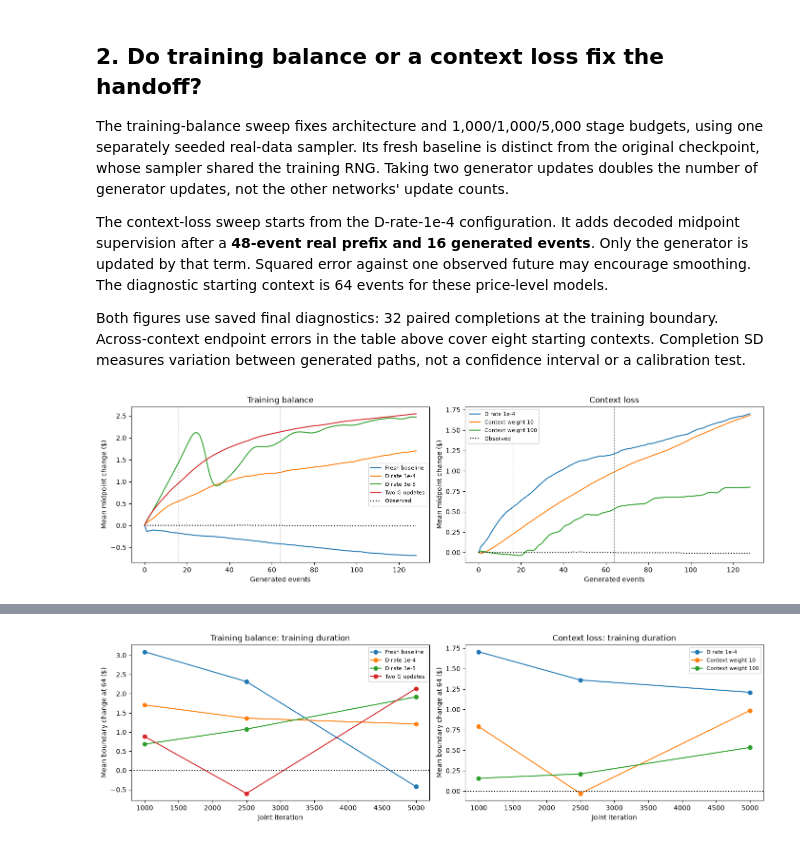
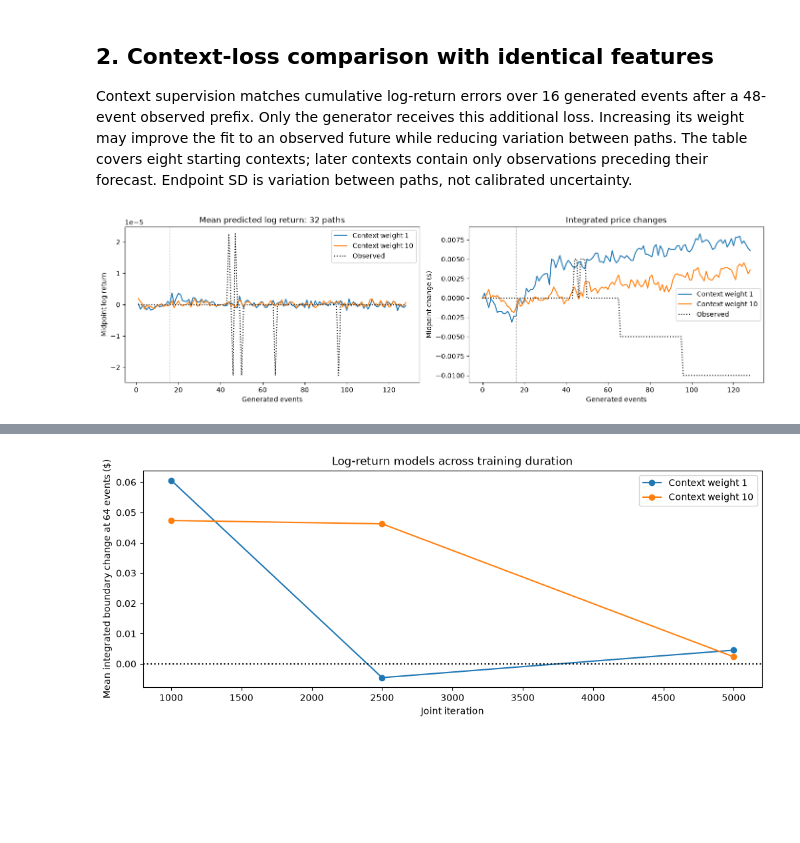
Before and after one commit to carsonalh/PatternAnalysis-2026, a Jupyter notebook: recognition/notebooks/lobster_timegan_return_dynamics.ipynb, the cells around one changed output, grey strips where cells are left out. Drawn from its saved outputs; the diff is of its cells as text; code cells hidden in the pictures; blank space fills up the shorter version.

```diff
--- a/recognition/notebooks/lobster_timegan_return_dynamics.ipynb
+++ b/recognition/notebooks/lobster_timegan_return_dynamics.ipynb
@@ -160,54 +116,42 @@ display(noise_summary.round(4))
 # %% [markdown]
-## 2. Do training balance or a context loss fix the handoff?
+## 2. Context-loss comparison with identical features
 
-The training-balance sweep fixes architecture and 1,000/1,000/5,000 stage budgets, using
-one separately seeded real-data sampler. Its fresh baseline is distinct from the original
-checkpoint, whose sampler shared the training RNG. Taking two generator updates doubles
-the number of generator updates, not the other networks' update counts.
-
-The context-loss sweep starts from the D-rate-1e-4 configuration. It adds decoded midpoint
-supervision after a **48-event real prefix and 16 generated events**. Only the generator is
-updated by that term. Squared error against one observed future may encourage smoothing.
-The diagnostic starting context is 64 events for these price-level models.
-
-Both figures use saved final diagnostics: 32 paired completions at the training boundary.
-Across-context endpoint errors in the table above cover eight starting contexts. Completion
-SD measures variation between generated paths, not a confidence interval or a calibration test.
+Context supervision matches cumulative log-return errors over 16 generated events after
+a 48-event observed prefix. Only the generator receives this additional loss. Increasing
+its weight may improve the fit to an observed future while reducing variation between
+paths. The table covers eight starting contexts; later contexts contain only observations
+preceding their forecast. Endpoint SD is variation between paths, not calibrated uncertainty.
 # %%
-groups = [(['Fresh baseline', 'D rate 1e-4', 'D rate 3e-5', 'Two G updates'], 'Training balance'),
-          (['D rate 1e-4', 'Context weight 10', 'Context weight 100'], 'Context loss')]
 fig, axes = plt.subplots(1, 2, figsize=(14, 4), layout='constrained')
-for ax, (labels, title) in zip(axes, groups):
-    for label in labels:
-        curves = results[label]['diagnostic']['curves']
-        start = curves['starting_price_dollars']
-        ax.plot(np.arange(len(curves['generated_mean']) + 1),
-                np.r_[0, np.asarray(curves['generated_mean']) - start], label=label)
-    ax.plot(np.arange(len(curves['observed']) + 1),
-            np.r_[0, np.asarray(curves['observed']) - start], color='black', linestyle=':', label='Observed')
+for label, _ in CASES:
+    curves = results[label]['diagnostic']['curves']
+    axes[0].plot(np.arange(1, len(curves['generated_log_return_mean']) + 1),
+                 curves['generated_log_return_mean'], label=label)
+    axes[1].plot(np.arange(len(curves['generated_mean']) + 1),
+                 np.r_[0, np.asarray(curves['generated_mean']) - curves['starting_price_dollars']], label=label)
+axes[0].plot(np.arange(1, len(curves['observed_log_returns']) + 1), curves['observed_log_returns'],
+             color='black', linestyle=':', label='Observed')
+axes[1].plot(np.arange(len(curves['observed']) + 1),
+             np.r_[0, np.asarray(curves['observed']) - curves['starting_price_dollars']],
+             color='black', linestyle=':', label='Observed')
+for ax in axes:
     ax.axvline(16, color='gray', linestyle=':', linewidth=0.8)
-    ax.axvline(64, color='gray', linestyle='--', linewidth=0.8)
-    ax.set(title=title, xlabel='Generated events', ylabel='Mean midpoint change ($)')
-    ax.legend(fontsize=8)
+    ax.set(xlabel='Generated events')
+    ax.legend()
+axes[0].set(title='Mean predicted log return: 32 paths', ylabel='Midpoint log return')
+axes[1].set(title='Integrated price changes', ylabel='Midpoint change ($)')
 plt.show()
+display(summary[['context_mean_abs_16_event_error_dollars', 'context_mean_abs_64_event_error_dollars',
+                 'boundary_64_event_std_dollars']].round(6))
 
-display(summary.loc[['D rate 1e-4', 'Context weight 10', 'Context weight 100'],
-                    ['context_mean_abs_16_event_error_dollars', 'context_mean_abs_64_event_error_dollars',
-                     'boundary_64_event_std_dollars']].rename(columns={
-                         'context_mean_abs_16_event_error_dollars': 'Mean endpoint error at 16 ($)',
-                         'context_mean_abs_64_event_error_dollars': 'Mean endpoint error at 64 ($)',
-                         'boundary_64_event_std_dollars': 'Boundary endpoint SD at 64 ($)'}).round(4))
-
-# Intermediate snapshots reveal improvements that disappear with more training.
-fig, axes = plt.subplots(1, 2, figsize=(14, 4), layout='constrained')
-for ax, (labels, title) in zip(axes, groups):
-    for label in labels:
-        snapshots = pd.read_csv(results[label]['directory'] / 'snapshots.csv')
-        ax.plot(snapshots['joint_step'], snapshots['boundary_64_event_change_dollars'],
-                marker='o', label=label)
-    ax.axhline(0, color='black', linestyle=':')
-    ax.set(title=f'{title}: training duration', xlabel='Joint iteration', ylabel='Mean boundary change at 64 ($)')
-    ax.legend(fontsize=8)
+fig, ax = plt.subplots(figsize=(10, 4), layout='constrained')
+for label, _ in CASES:
+    snapshots = pd.read_csv(results[label]['directory'] / 'snapshots.csv')
+    ax.plot(snapshots['joint_step'], snapshots['boundary_64_event_change_dollars'], marker='o', label=label)
+ax.axhline(0, color='black', linestyle=':')
+ax.set(title='Log-return models across training duration', xlabel='Joint iteration',
+       ylabel='Mean integrated boundary change at 64 events ($)')
+ax.legend()
 plt.show()
 # %% [output]
-[figure, old version]
+[figure, new version]
@@ -219,2 +162,2 @@ plt.show()
-[figure, old version]
+[figure, new version]
 # %% [markdown]
```
Also changed, not shown: parts of 11 cells of this notebook, 13 other files.
